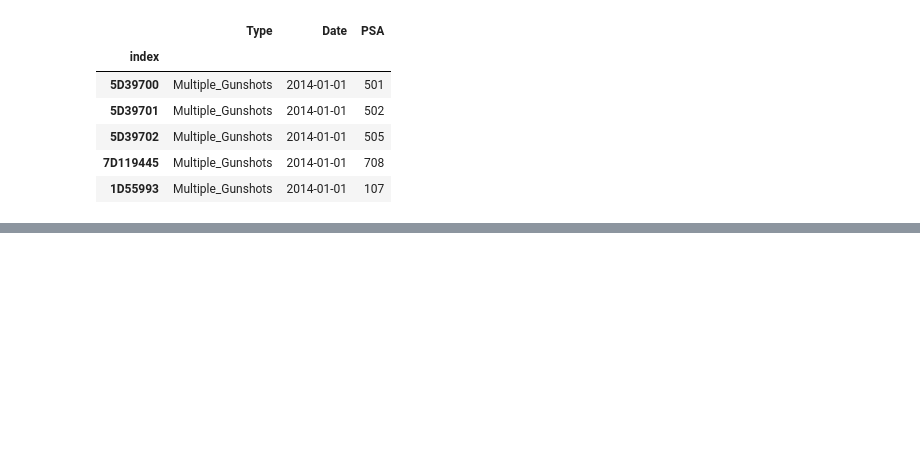
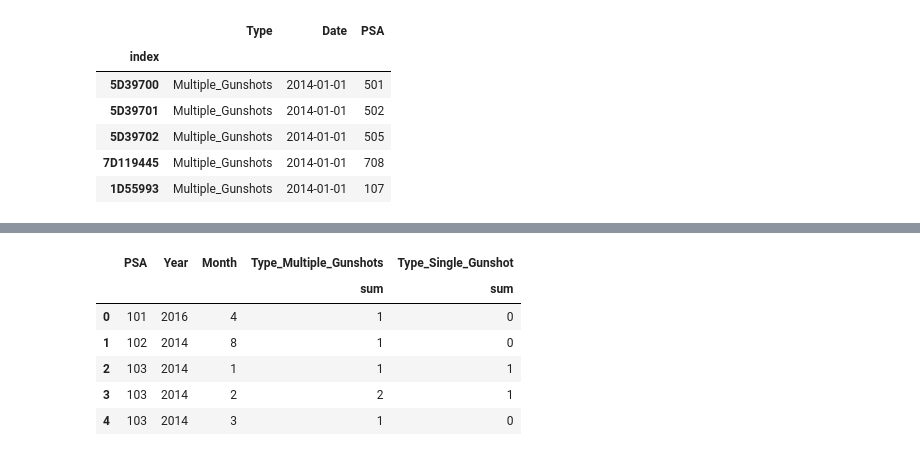
Before and after one commit to haoapple/The_Lab_DC_client_project, a Jupyter notebook: 03.Feature Engineering.ipynb, the cells around one changed output, grey strips where cells are left out. Cells and saved outputs as stored; diff of their text form; code cells hidden in the pictures; blank space fills up the shorter version.

```diff
--- a/03.Feature Engineering.ipynb
+++ b/03.Feature Engineering.ipynb
@@ -77,0 +96,14 @@ shots_psa.head()
+# %%
+def date_separate(df):
+    df = df.copy()
+    df['Year'] = pd.DatetimeIndex(df['Date']).year
+    df['Month'] = pd.DatetimeIndex(df['Date']).month
+    df['Day'] = pd.DatetimeIndex(df['Date']).day
+    df.drop(['Date'], axis=1, inplace=True)
+    return df
+
+shots_psa = date_separate(shots_psa)
+# %%
+shots_psa.drop('index', axis=1, inplace=True)
+# %%
+shots_psa = shots_psa.groupby(['PSA', 'Year', 'Month'])['Type_Multiple_Gunshots', 'Type_Single_Gunshot'].agg(['sum'])
@@ -77,0 +121,12 @@ shots_psa.head()
+# %%
+shots_psa = shots_psa.reset_index()
+# %%
+shots_psa.head()
+# %% [output]
+|  | PSA | Year | Month | Type_Multiple_Gunshots | Type_Single_Gunshot |
+|  |  |  |  | sum | sum |
+| 0 | 101 | 2016 | 4 | 1 | 0 |
+| 1 | 102 | 2014 | 8 | 1 | 0 |
+| 2 | 103 | 2014 | 1 | 1 | 1 |
+| 3 | 103 | 2014 | 2 | 2 | 1 |
+| 4 | 103 | 2014 | 3 | 1 | 0 |
```
Also changed, not shown: parts of 16 cells of this notebook, 1 other file.
